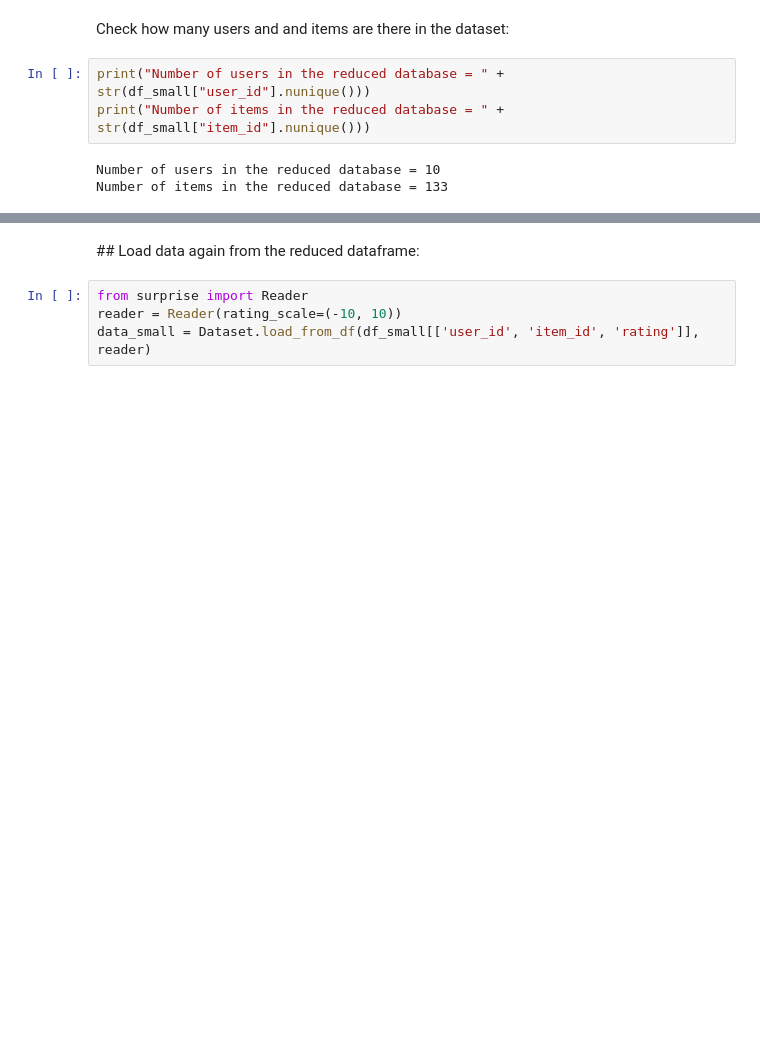
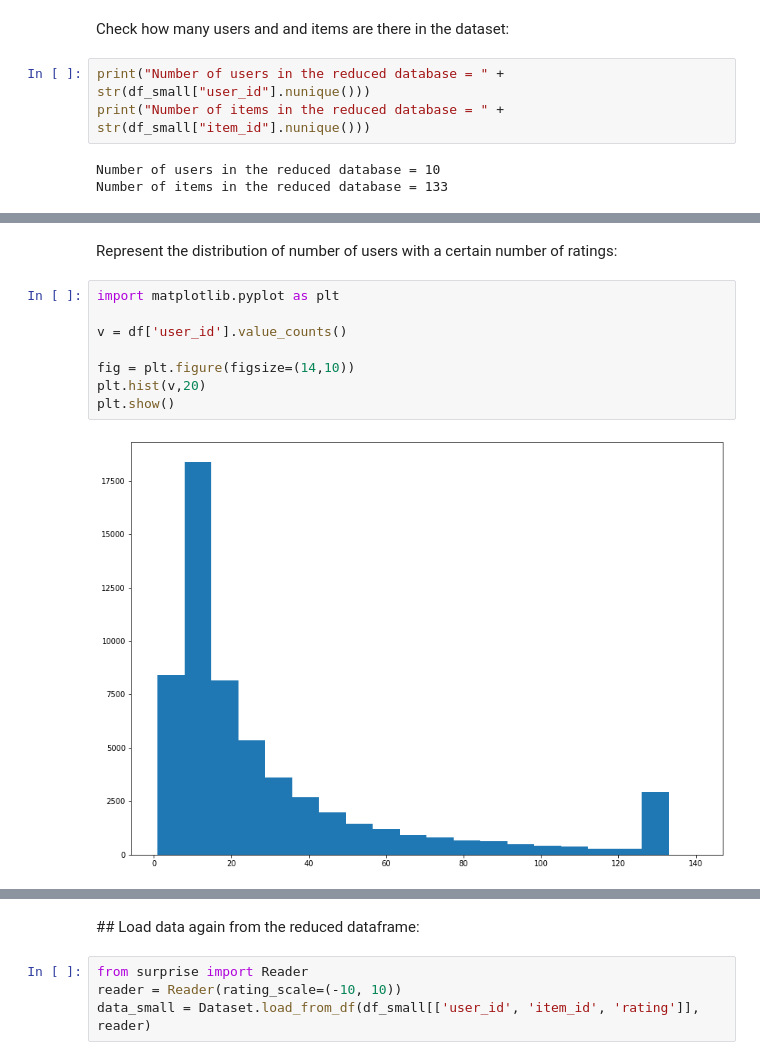
Before and after one commit to raulbenitez/recommenders, a Jupyter notebook: Intro_surprise_jester.ipynb, the cells around one changed output, grey strips where cells are left out. Drawn from its saved outputs; the diff is of its cells as text; blank space fills up the shorter version.

```diff
--- a/Intro_surprise_jester.ipynb
+++ b/Intro_surprise_jester.ipynb
@@ -130,0 +158,12 @@ Number of items in the reduced database = 133
+# %% [markdown]
+Represent the distribution of number of users with a certain number of ratings:
+# %%
+import matplotlib.pyplot as plt
+
+v = df['user_id'].value_counts()
+
+fig = plt.figure(figsize=(14,10))
+plt.hist(v,20)
+plt.show()
+# %% [output]
+[figure, added]
```
Also changed, not shown: parts of 33 cells of this notebook.
